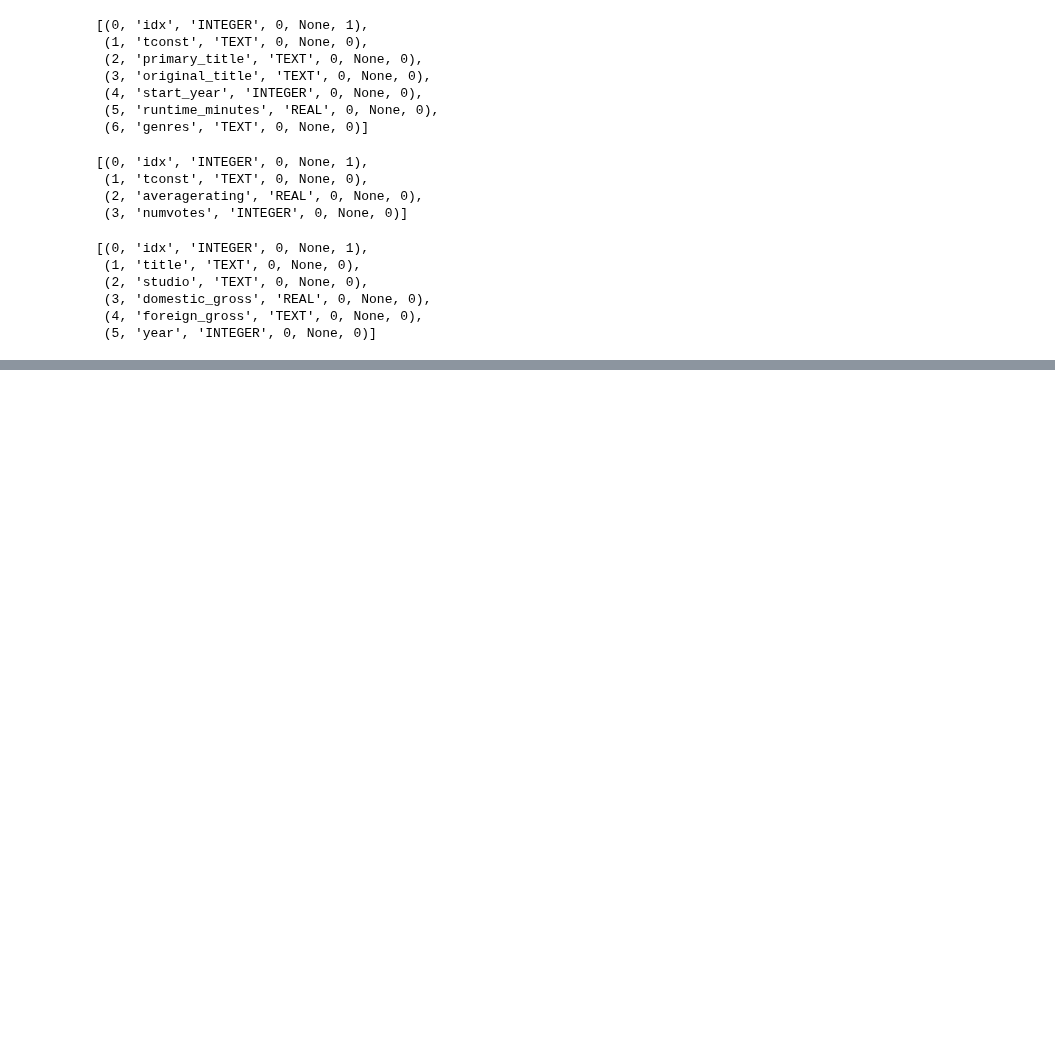
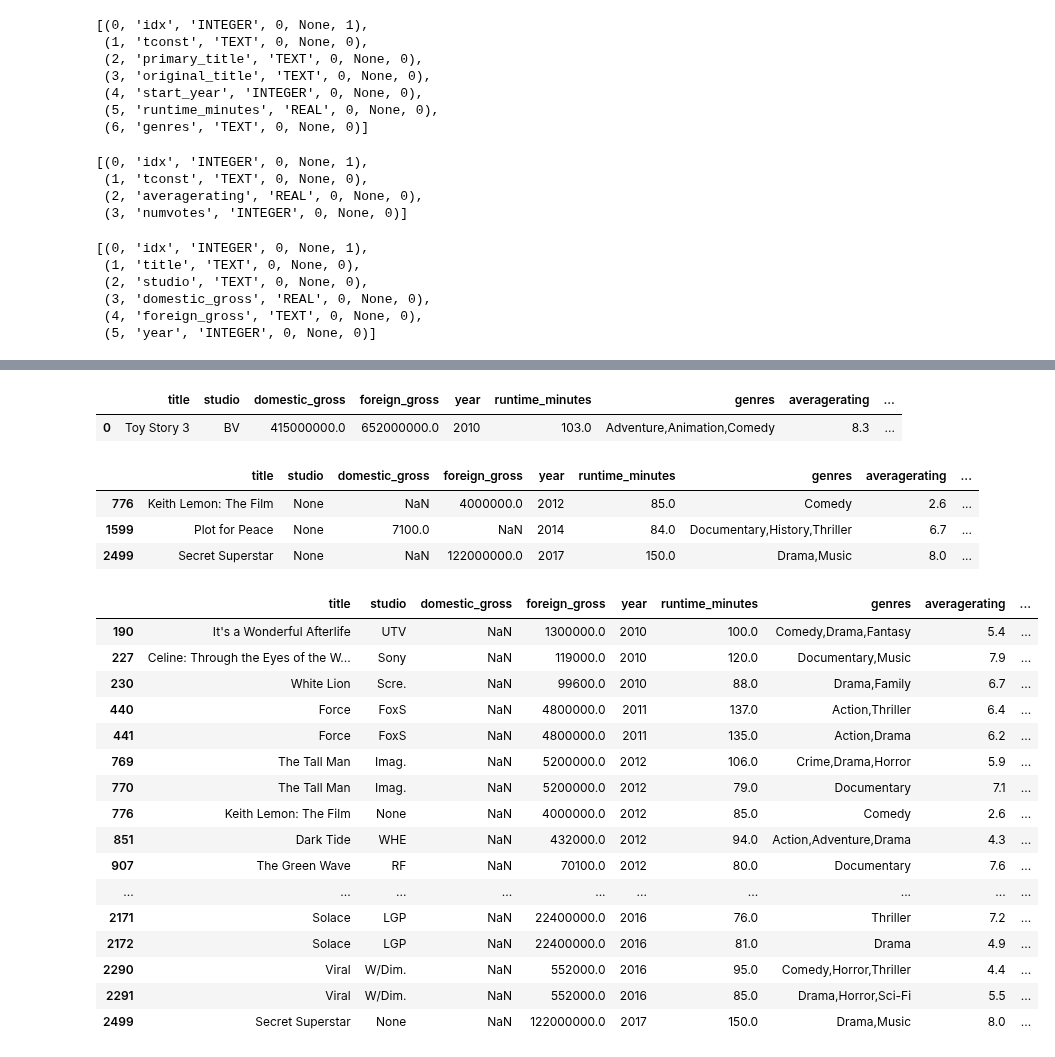
Before and after one commit to jeffreyhwatson/MS_Box_Office_Insights, a Jupyter notebook: sql_eda.ipynb, the cells around one changed output, grey strips where cells are left out. Saved outputs shown, nothing was run; the diff lists cells and outputs as text; code cells hidden in the pictures; blank space fills up the shorter version.

```diff
--- a/sql_eda.ipynb
+++ b/sql_eda.ipynb
@@ -108,0 +75,10 @@ None
+# %%
+# creating initial dataframe by joining the three tables and printing first row
+q = """SELECT*FROM bom_movie_gross AS bm
+       JOIN imdb_title_basics AS ib
+       ON ib.primary_title = bm.title
+       JOIN imdb_title_ratings
+       USING(tconst)"""
+df = pd.DataFrame(fetcha(q))
+df.columns = [i[0] for i in cur.description]
+df.head(1)
@@ -108,0 +130,4 @@ None
+# %%
+# changing numerical strings and NaN to floats and rechecking types
+df['foreign_gross'] = pd.to_numeric(df['foreign_gross'], errors='coerce')
+df.info()
@@ -108,0 +173,36 @@ None
+# %%
+# dropping extraneous columns
+df = df.drop(['tconst', 'idx', 'primary_title', 'original_title', 'start_year'], axis=1)
+df.head(1)
+# %% [output]
+|  | title | studio | domestic_gross | foreign_gross | year | runtime_minutes | genres | averagerating | ... |
+| 0 | Toy Story 3 | BV | 415000000.0 | 652000000.0 | 2010 | 103.0 | Adventure,Animation,Comedy | 8.3 | ... |
+# %%
+# checking the NaNs
+df[df['studio'].isna() == True]
+# %% [output]
+|  | title | studio | domestic_gross | foreign_gross | year | runtime_minutes | genres | averagerating | ... |
+| 776 | Keith Lemon: The Film | None | NaN | 4000000.0 | 2012 | 85.0 | Comedy | 2.6 | ... |
+| 1599 | Plot for Peace | None | 7100.0 | NaN | 2014 | 84.0 | Documentary,History,Thriller | 6.7 | ... |
+| 2499 | Secret Superstar | None | NaN | 122000000.0 | 2017 | 150.0 | Drama,Music | 8.0 | ... |
+# %%
+# checking the NaNs
+df[df['domestic_gross'].isna() == True]
+# %% [output]
+|  | title | studio | domestic_gross | foreign_gross | year | runtime_minutes | genres | averagerating | ... |
+| 190 | It's a Wonderful Afterlife | UTV | NaN | 1300000.0 | 2010 | 100.0 | Comedy,Drama,Fantasy | 5.4 | ... |
+| 227 | Celine: Through the Eyes of the W... | Sony | NaN | 119000.0 | 2010 | 120.0 | Documentary,Music | 7.9 | ... |
+| 230 | White Lion | Scre. | NaN | 99600.0 | 2010 | 88.0 | Drama,Family | 6.7 | ... |
+| 440 | Force | FoxS | NaN | 4800000.0 | 2011 | 137.0 | Action,Thriller | 6.4 | ... |
+| 441 | Force | FoxS | NaN | 4800000.0 | 2011 | 135.0 | Action,Drama | 6.2 | ... |
+| 769 | The Tall Man | Imag. | NaN | 5200000.0 | 2012 | 106.0 | Crime,Drama,Horror | 5.9 | ... |
+| 770 | The Tall Man | Imag. | NaN | 5200000.0 | 2012 | 79.0 | Documentary | 7.1 | ... |
+| 776 | Keith Lemon: The Film | None | NaN | 4000000.0 | 2012 | 85.0 | Comedy | 2.6 | ... |
+| 851 | Dark Tide | WHE | NaN | 432000.0 | 2012 | 94.0 | Action,Adventure,Drama | 4.3 | ... |
+| 907 | The Green Wave | RF | NaN | 70100.0 | 2012 | 80.0 | Documentary | 7.6 | ... |
+| ... | ... | ... | ... | ... | ... | ... | ... | ... | ... |
+| 2171 | Solace | LGP | NaN | 22400000.0 | 2016 | 76.0 | Thriller | 7.2 | ... |
+| 2172 | Solace | LGP | NaN | 22400000.0 | 2016 | 81.0 | Drama | 4.9 | ... |
+| 2290 | Viral | W/Dim. | NaN | 552000.0 | 2016 | 95.0 | Comedy,Horror,Thriller | 4.4 | ... |
+| 2291 | Viral | W/Dim. | NaN | 552000.0 | 2016 | 85.0 | Drama,Horror,Sci-Fi | 5.5 | ... |
+| 2499 | Secret Superstar | None | NaN | 122000000.0 | 2017 | 150.0 | Drama,Music | 8.0 | ... |
```
Also changed, not shown: parts of 25 cells of this notebook.
